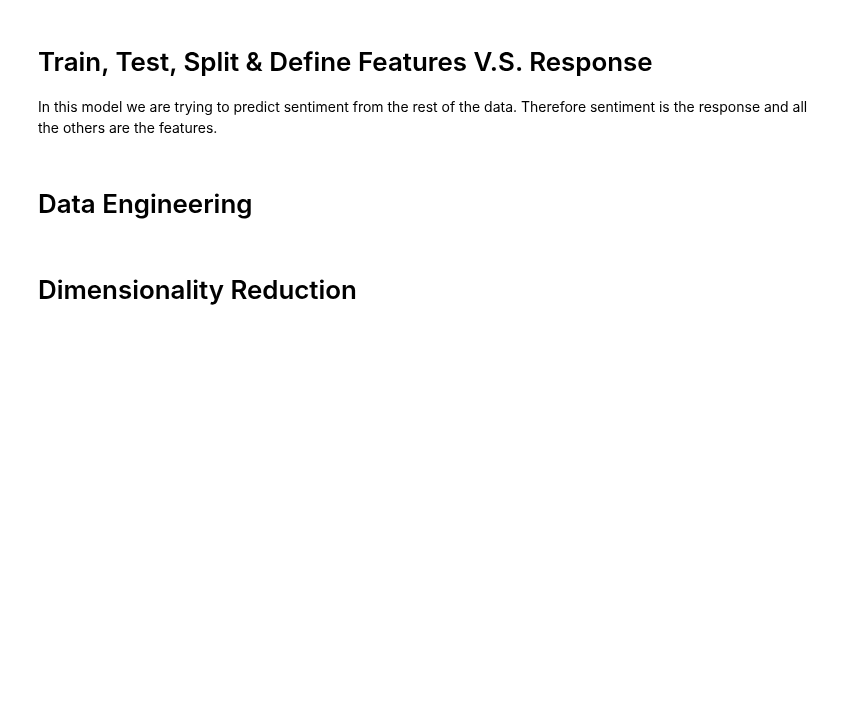
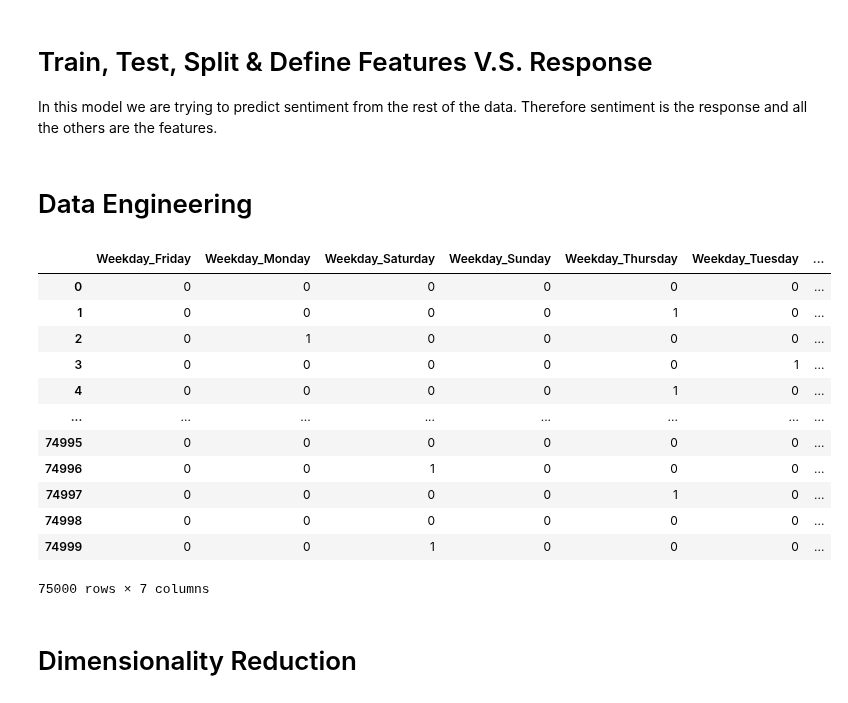
Before and after one commit to TahlonBrahic/Data-Science-Portfolio, a Jupyter notebook: Data Science/Social Media Engagement Model/model.ipynb, the cells around one changed output. Drawn from its saved outputs; the diff is of its cells as text; code cells hidden in the pictures; blank space fills up the shorter version.

Commit message:
OHE weekdays column

```diff
--- a/Data Science/Social Media Engagement Model/model.ipynb
+++ b/Data Science/Social Media Engagement Model/model.ipynb
@@ -304,6 +304,30 @@ response = data[['Sentiment']]
 X_train, X_test, y_train, y_test = train_test_split(features, response)
 # %% [markdown]
 # Data Engineering
+# %%
+from sklearn.preprocessing import OneHotEncoder
+
+weekday_ohe = OneHotEncoder(sparse_output=False)
+weekdays = np.array(X_train.Weekday).reshape(-1,1)
+weekday_encoded = weekday_ohe.fit_transform(weekdays)
+weekday_names = weekday_ohe.get_feature_names_out(['Weekday'])
+weekdays = pd.DataFrame(weekday_encoded, columns=weekday_names)
+weekdays = weekdays.astype('Int32')
+weekdays
+# %% [output]
+|  | Weekday_Friday | Weekday_Monday | Weekday_Saturday | Weekday_Sunday | Weekday_Thursday | Weekday_Tuesday | ... |
+| 0 | 0 | 0 | 0 | 0 | 0 | 0 | ... |
+| 1 | 0 | 0 | 0 | 0 | 1 | 0 | ... |
+| 2 | 0 | 1 | 0 | 0 | 0 | 0 | ... |
+| 3 | 0 | 0 | 0 | 0 | 0 | 1 | ... |
+| 4 | 0 | 0 | 0 | 0 | 1 | 0 | ... |
+| ... | ... | ... | ... | ... | ... | ... | ... |
+| 74995 | 0 | 0 | 0 | 0 | 0 | 0 | ... |
+| 74996 | 0 | 0 | 1 | 0 | 0 | 0 | ... |
+| 74997 | 0 | 0 | 0 | 0 | 1 | 0 | ... |
+| 74998 | 0 | 0 | 0 | 0 | 0 | 0 | ... |
+| 74999 | 0 | 0 | 1 | 0 | 0 | 0 | ... |
+75000 rows × 7 columns
 # %% [markdown]
 # Dimensionality Reduction
 # %% [markdown]
```
